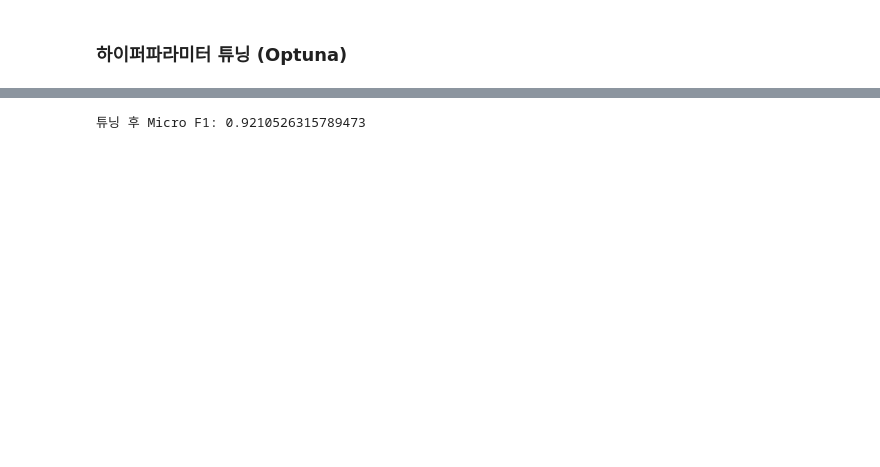
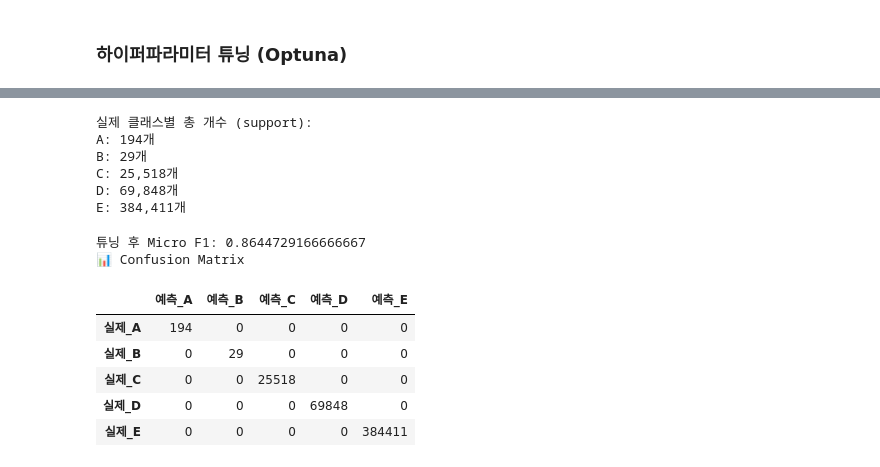
Before and after one commit to Eomdahyeon/Final-project, a Jupyter notebook: 박상현/방법3_CatBoost_하이퍼파라미터튜닝.ipynb, the cells around one changed output, grey strips where cells are left out. Drawn from its saved outputs; the diff is of its cells as text; code cells hidden in the pictures; blank space fills up the shorter version.

```diff
--- a/박상현/방법3_CatBoost_하이퍼파라미터튜닝.ipynb
+++ b/박상현/방법3_CatBoost_하이퍼파라미터튜닝.ipynb
@@ -22,3 +23,15 @@ y = train_df['Segment1']
+# %%
+# 타겟 레이블 재구성
+def get_target_label(df):
+    segment_columns = ['Segment_A', 'Segment_B', 'Segment_C', 'Segment_D', 'Segment_E']
+    return df[segment_columns].idxmax(axis=1).str[-1]
+# %%
+# 타겟 생성
+train_df['Segment'] = get_target_label(train_df)
+# %%
+# 학습용 피처/타겟 정의
+X = train_df.drop(columns=['Segment_A', 'Segment_B', 'Segment_C', 'Segment_D', 'Segment_E', 'Segment', 'ID', '기준년월'])
+y = train_df['Segment']
 # %%
 # 학습/검증 분리
 X_train, X_val, y_train, y_val = train_test_split(X, y, test_size=0.2, random_state=42, stratify=y)
@@ -150,12 +155,39 @@ Shrink model to first 2 iterations.
 <catboost.core.CatBoostClassifier at 0x...>
-# %%
-# 예측 및 성능 출력
-preds = model.predict(X_val)
-print("튜닝 후 Micro F1:", f1_score(y_val, preds, average='micro'))
-# %% [output]
-튜닝 후 Micro F1: 0.9210526315789473
 # %%
-# 예측
-test_df['Segment_pred'] = model1.predict(X_test)
+# 실제 클래스별 개수
+
+# 클래스 라벨 (예: LabelEncoder 사용한 경우)
+labels = ['A', 'B', 'C', 'D', 'E']
+
+true_counts = pd.Series(y_val).value_counts().reindex(labels, fill_value=0)
+print("\n실제 클래스별 총 개수 (support):")
+for label in labels:
+    print(f"{label}: {true_counts[label]:,}개")
+# %% [output]
+실제 클래스별 총 개수 (support):
+A: 194개
+B: 29개
+C: 25,518개
+D: 69,848개
+E: 384,411개
 # %%
-test_df['Segment_pred'].value_counts()
+# 예측 및 성능 출력
+preds = model.predict(X_val)
+print("튜닝 후 Micro F1:", f1_score(y_val, preds, average='micro'))
+
+# 혼동행렬
+# 혼동행렬을 DataFrame으로 보기 좋게 출력
+cm = confusion_matrix(y_val, y_val, labels=labels)
+cm_df = pd.DataFrame(cm, index=[f"실제_{l}" for l in labels], columns=[f"예측_{l}" for l in labels])
+
+print("📊 Confusion Matrix")
+display(cm_df)
+# %% [output]
+튜닝 후 Micro F1: 0.8644729166666667
+📊 Confusion Matrix
+|  | 예측_A | 예측_B | 예측_C | 예측_D | 예측_E |
+| 실제_A | 194 | 0 | 0 | 0 | 0 |
+| 실제_B | 0 | 29 | 0 | 0 | 0 |
+| 실제_C | 0 | 0 | 25518 | 0 | 0 |
+| 실제_D | 0 | 0 | 0 | 69848 | 0 |
+| 실제_E | 0 | 0 | 0 | 0 | 384411 |
```
Also changed, not shown: parts of 8 cells of this notebook, 1 other file.
